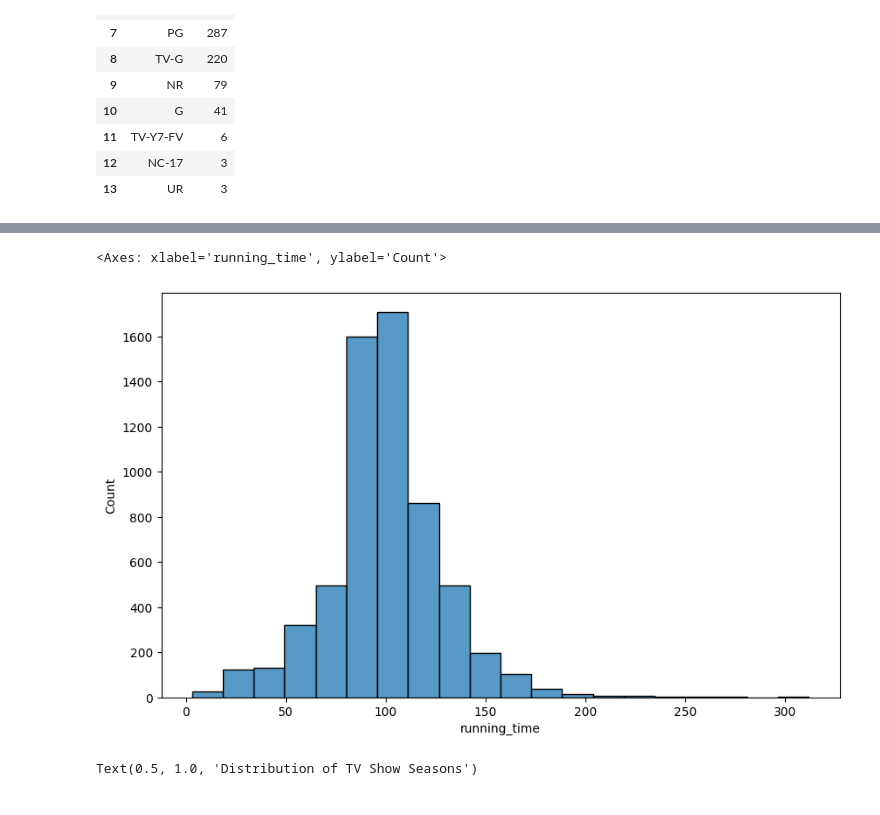
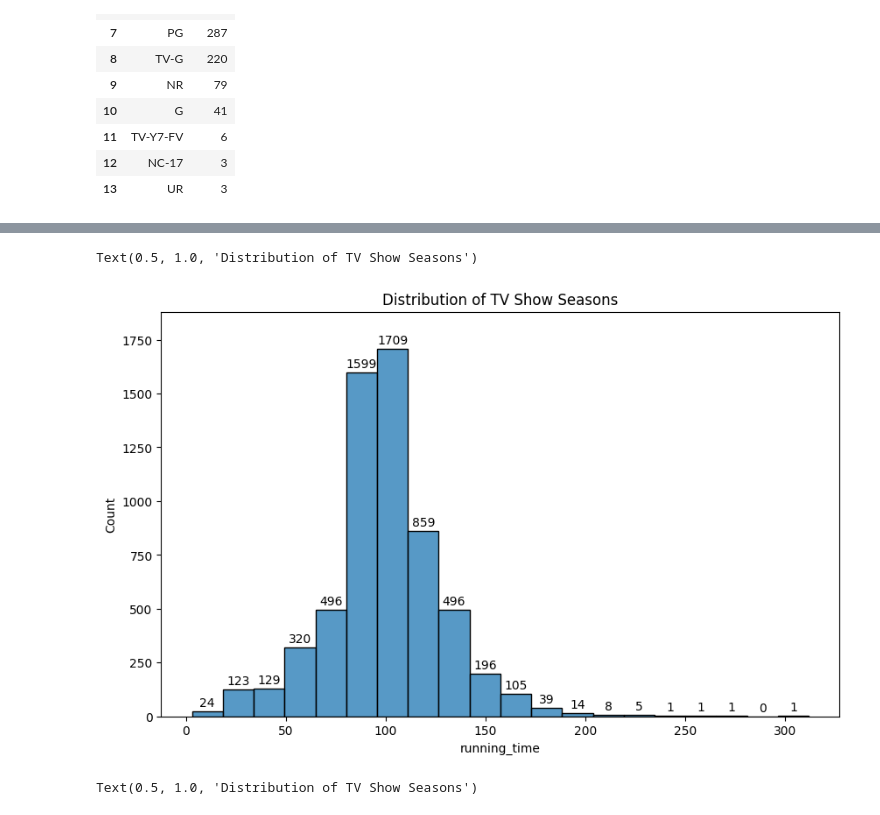
Before and after one commit to akshaykumar2972/Netflix-Data-Analysis, a Jupyter notebook: Netflix_Data_Analysis.ipynb, the cells around one changed output, grey strips where cells are left out. Saved outputs shown, nothing was run; the diff lists cells and outputs as text; code cells hidden in the pictures.

```diff
--- a/Netflix_Data_Analysis.ipynb
+++ b/Netflix_Data_Analysis.ipynb
@@ -311,10 +311,17 @@ df.head()
 | 4 | s5 | TV Show | Kota Factory | Unknown | Mayur More, Jitendra Kumar, Ranja... | India | 2021 | TV-MA | International TV Shows, Romantic ... | 2021-09-24 | ... |
 # %%
 plt.figure(figsize=(10, 6))
-sns.histplot(x='running_time', data=df[df['type']=='Movie'], bins=20)
+ax_m = sns.histplot(x='running_time', data=df[df['type']=='Movie'], bins=20)
+for container in ax_m.containers:
+    ax_m.bar_label(container, padding=2)
+
+#Increase the top margin slightly so labels don't get cut off
+plt.margins(y=0.1)
+
+plt.title('Distribution of TV Show Seasons')
 # %% [output]
-<Axes: xlabel='running_time', ylabel='Count'>
+Text(0.5, 1.0, 'Distribution of TV Show Seasons')
-[figure, old version]
+[figure, new version]
 # %%
 plt.figure(figsize=(10, 6))
 ax = sns.histplot(x='running_time', data=df[df['type']=='TV Show'], bins=20)
```
